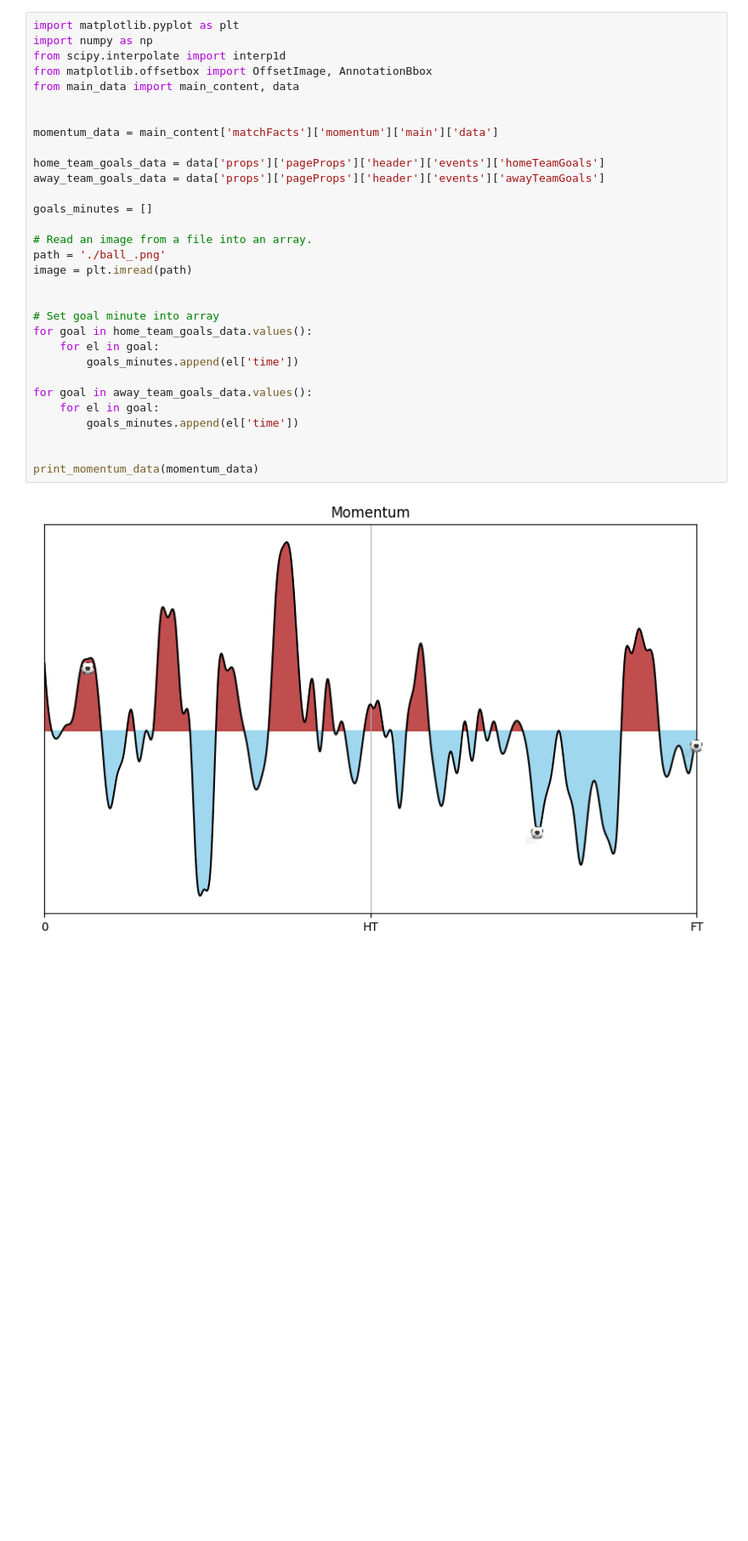
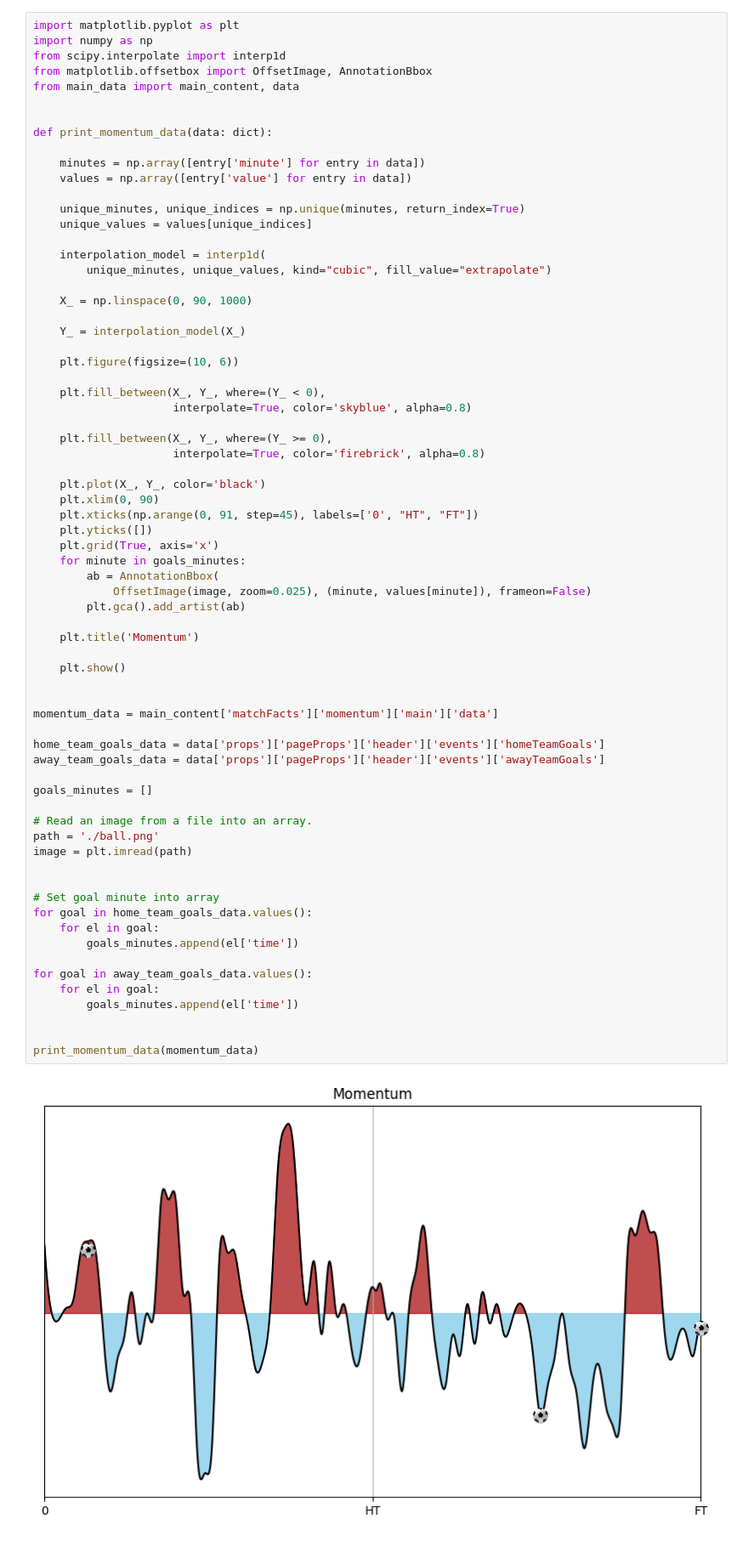
Before and after one commit to Football-Analytics-UCU/Real-Madrid, a Jupyter notebook: src/korotkova/rm_barca_momentum.ipynb, the cells around one changed output. Shown at 85% size. Saved outputs shown, nothing was run; the diff lists cells and outputs as text; blank space fills up the shorter version.

```diff
--- a/src/korotkova/rm_barca_momentum.ipynb
+++ b/src/korotkova/rm_barca_momentum.ipynb
@@ -2,32 +2,70 @@
 import matplotlib.pyplot as plt
 import numpy as np
 from scipy.interpolate import interp1d
 from matplotlib.offsetbox import OffsetImage, AnnotationBbox
 from main_data import main_content, data
+
+
+def print_momentum_data(data: dict):
+
+    minutes = np.array([entry['minute'] for entry in data])
+    values = np.array([entry['value'] for entry in data])
+
+    unique_minutes, unique_indices = np.unique(minutes, return_index=True)
+    unique_values = values[unique_indices]
+
+    interpolation_model = interp1d(
+        unique_minutes, unique_values, kind="cubic", fill_value="extrapolate")
+
+    X_ = np.linspace(0, 90, 1000)
+
+    Y_ = interpolation_model(X_)
+
+    plt.figure(figsize=(10, 6))
+
+    plt.fill_between(X_, Y_, where=(Y_ < 0),
+                     interpolate=True, color='skyblue', alpha=0.8)
+
+    plt.fill_between(X_, Y_, where=(Y_ >= 0),
+                     interpolate=True, color='firebrick', alpha=0.8)
+
+    plt.plot(X_, Y_, color='black')
+    plt.xlim(0, 90)
+    plt.xticks(np.arange(0, 91, step=45), labels=['0', "HT", "FT"])
+    plt.yticks([])
+    plt.grid(True, axis='x')
+    for minute in goals_minutes:
+        ab = AnnotationBbox(
+            OffsetImage(image, zoom=0.025), (minute, values[minute]), frameon=False)
+        plt.gca().add_artist(ab)
+
+    plt.title('Momentum')
+
+    plt.show()
 
 
 momentum_data = main_content['matchFacts']['momentum']['main']['data']
 
 home_team_goals_data = data['props']['pageProps']['header']['events']['homeTeamGoals']
 away_team_goals_data = data['props']['pageProps']['header']['events']['awayTeamGoals']
 
 goals_minutes = []
 
 # Read an image from a file into an array.
-path = './ball_.png'
+path = './ball.png'
 image = plt.imread(path)
 
 
 # Set goal minute into array
 for goal in home_team_goals_data.values():
     for el in goal:
         goals_minutes.append(el['time'])
 
 for goal in away_team_goals_data.values():
     for el in goal:
         goals_minutes.append(el['time'])
 
 
 print_momentum_data(momentum_data)
 # %% [output]
-[figure, old version]
+[figure, new version]
```
Also changed, not shown: 5 other files.
